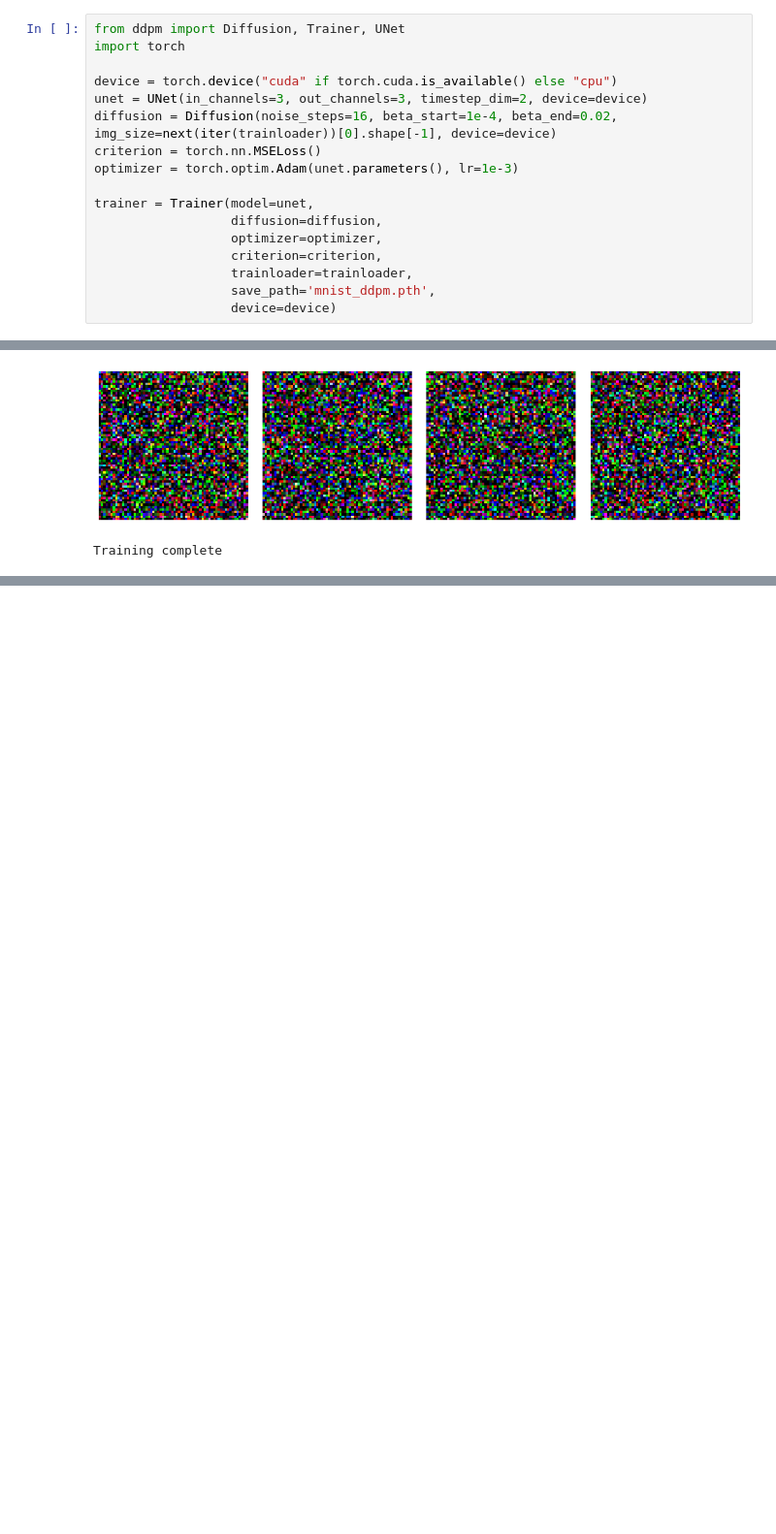
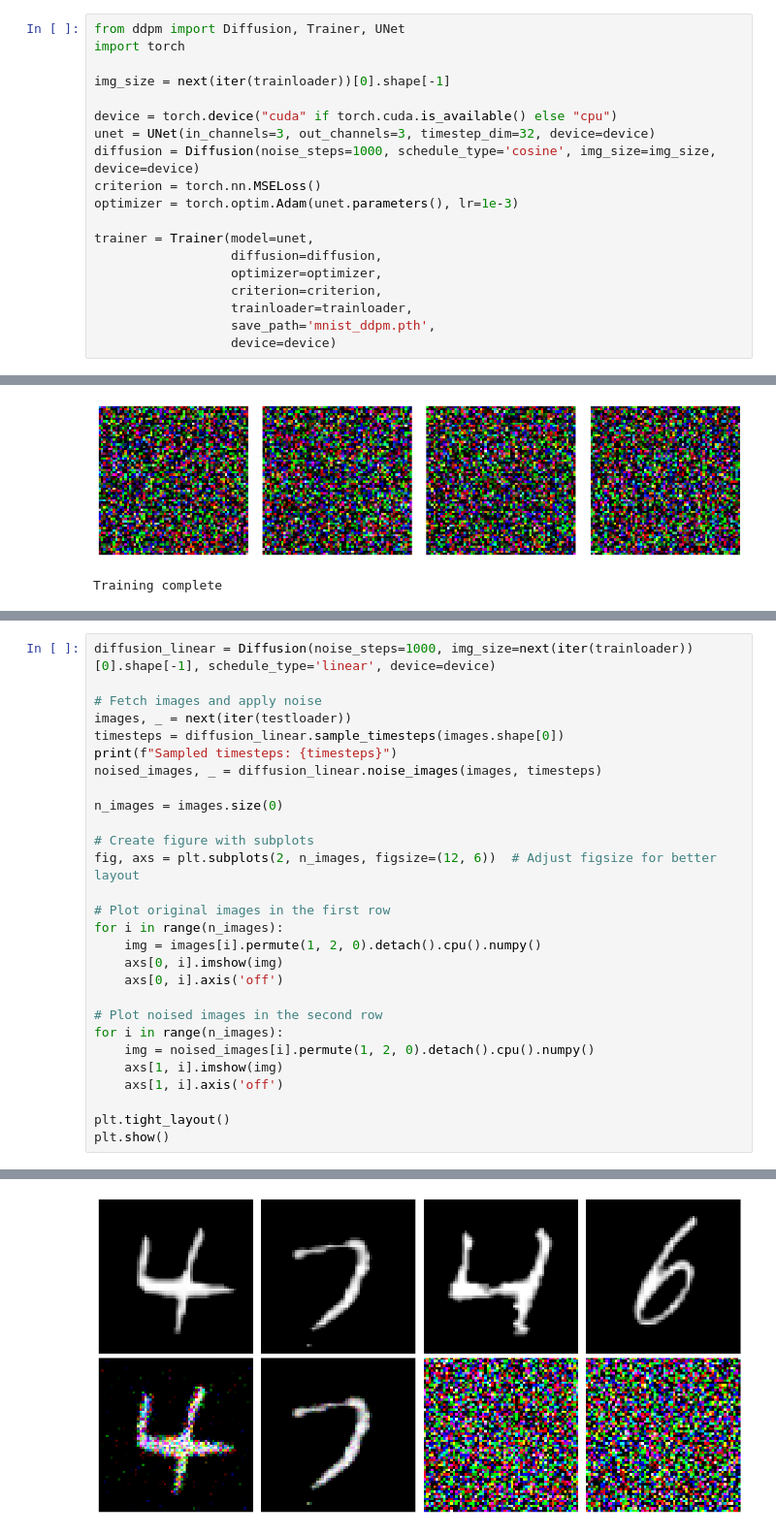
Before and after one commit to Kaan-wq/computer_vision, a Jupyter notebook: diffusion_models/ddpm.ipynb, the cells around one changed output, grey strips where cells are left out. Shown at 97% size. Drawn from its saved outputs; the diff is of its cells as text; blank space fills up the shorter version.

Commit message:
Cosine schedule + change in code

```diff
--- a/diffusion_models/ddpm.ipynb
+++ b/diffusion_models/ddpm.ipynb
@@ -55,9 +59,11 @@ plt.show()
 from ddpm import Diffusion, Trainer, UNet
 import torch
 
+img_size = next(iter(trainloader))[0].shape[-1]
+
 device = torch.device("cuda" if torch.cuda.is_available() else "cpu")
-unet = UNet(in_channels=3, out_channels=3, timestep_dim=2, device=device)
-diffusion = Diffusion(noise_steps=16, beta_start=1e-4, beta_end=0.02, img_size=next(iter(trainloader))[0].shape[-1], device=device)
+unet = UNet(in_channels=3, out_channels=3, timestep_dim=32, device=device)
+diffusion = Diffusion(noise_steps=1000, schedule_type='cosine', img_size=img_size, device=device)
 criterion = torch.nn.MSELoss()
 optimizer = torch.optim.Adam(unet.parameters(), lr=1e-3)
 
@@ -110,0 +111,29 @@ Clipping input data to the valid range for imshow with RGB data ([0..1] for floa
+# %%
+diffusion_linear = Diffusion(noise_steps=1000, img_size=next(iter(trainloader))[0].shape[-1], schedule_type='linear', device=device)
+
+# Fetch images and apply noise
+images, _ = next(iter(testloader))
+timesteps = diffusion_linear.sample_timesteps(images.shape[0])
+print(f"Sampled timesteps: {timesteps}")
+noised_images, _ = diffusion_linear.noise_images(images, timesteps)
+
+n_images = images.size(0)
+
+# Create figure with subplots
+fig, axs = plt.subplots(2, n_images, figsize=(12, 6))  # Adjust figsize for better layout
+
+# Plot original images in the first row
+for i in range(n_images):
+    img = images[i].permute(1, 2, 0).detach().cpu().numpy()
+    axs[0, i].imshow(img)
+    axs[0, i].axis('off')
+
+# Plot noised images in the second row
+for i in range(n_images):
+    img = noised_images[i].permute(1, 2, 0).detach().cpu().numpy()
+    axs[1, i].imshow(img)
+    axs[1, i].axis('off')
+
+plt.tight_layout()
+plt.show()
+# %% [output]
@@ -110,0 +149 @@ Clipping input data to the valid range for imshow with RGB data ([0..1] for floa
+[figure, added]
```
Also changed, not shown: parts of 6 cells of this notebook, 1 other file.
